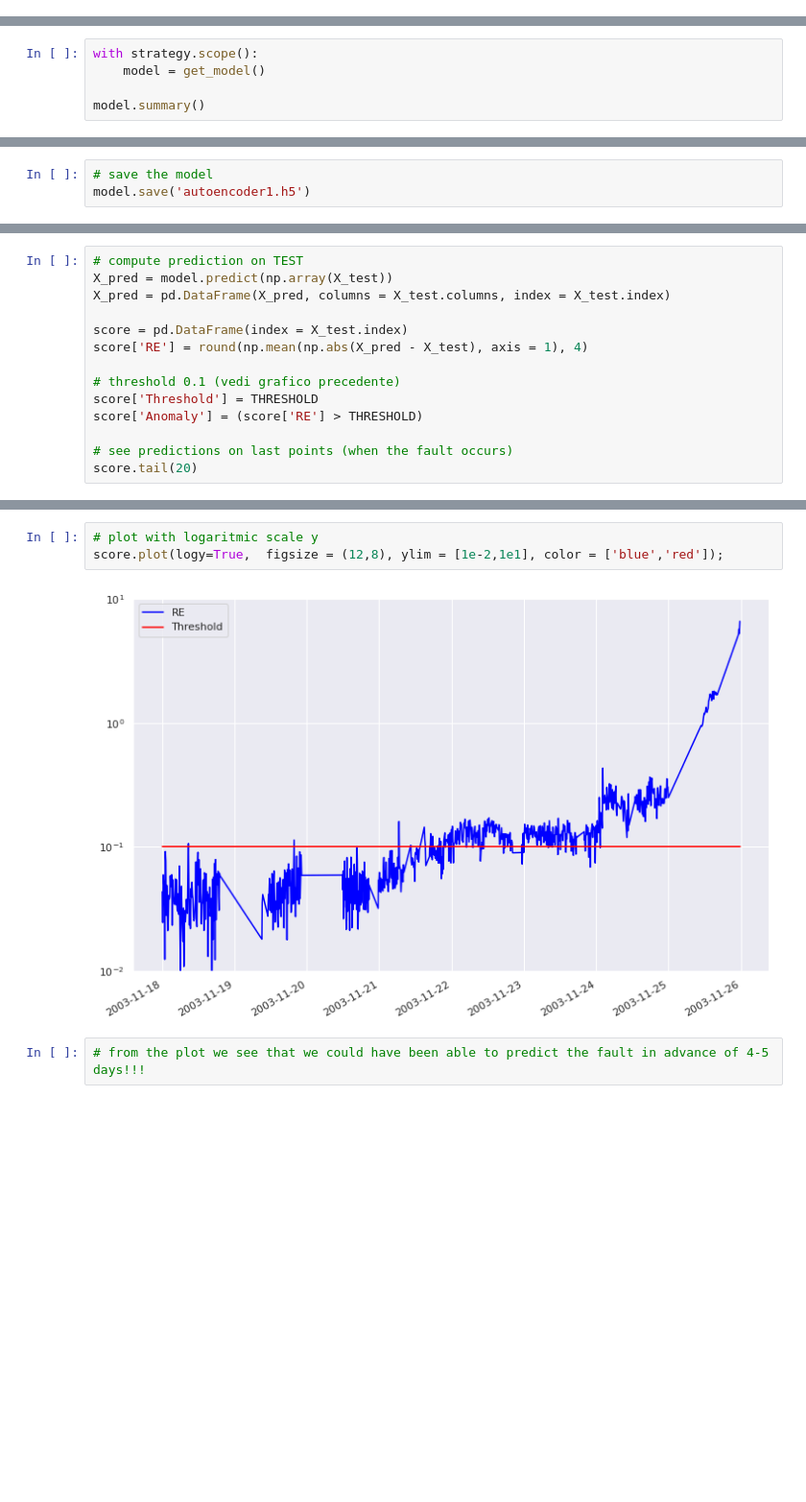
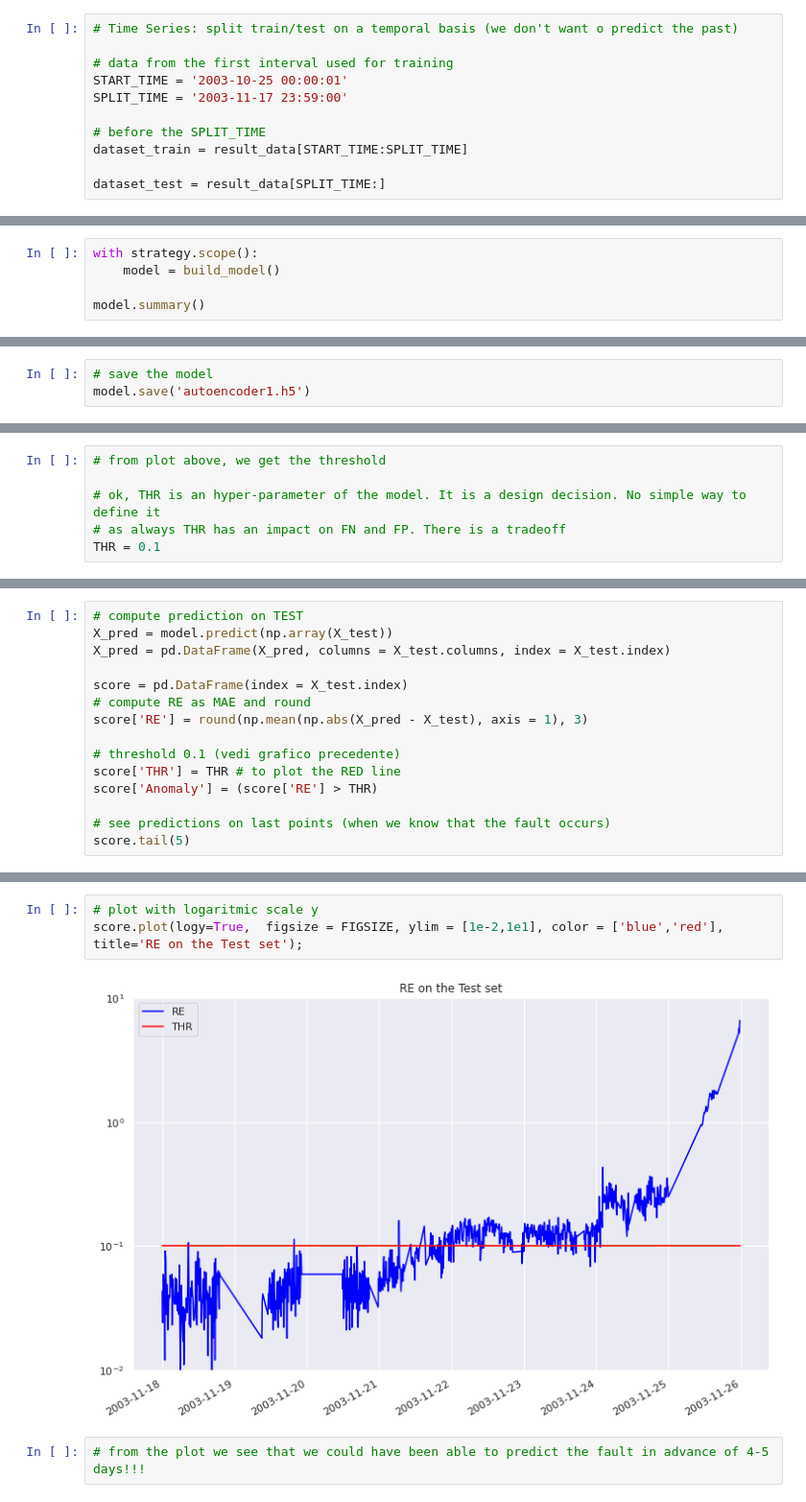
Before and after one commit to luigisaetta/anomalydetection, a Jupyter notebook: Anomaly1AutoEncoders.ipynb, the cells around one changed output, grey strips where cells are left out. Shown: that part at 96% size. Drawn from its saved outputs; the diff is of its cells as text; blank space fills up the shorter version.

```diff
--- a/Anomaly1AutoEncoders.ipynb
+++ b/Anomaly1AutoEncoders.ipynb
@@ -119,3 +150,14 @@ dataset_train.plot(figsize = (12,8), ylim = (0.06, 0.2));
+# %%
+# Time Series: split train/test on a temporal basis (we don't want o predict the past)
+
+# data from the first interval used for training
+START_TIME = '2003-10-25 00:00:01'
+SPLIT_TIME = '2003-11-17 23:59:00'
+
+# before the SPLIT_TIME
+dataset_train = result_data[START_TIME:SPLIT_TIME]
+
+dataset_test = result_data[SPLIT_TIME:]
 # %%
 # then at a certain point in time vibration start to increase
 # and those from some ball bearings "explode"
@@ -165,7 +219,7 @@ def get_model():
     return model
 # %%
 with strategy.scope():
-    model = get_model()
+    model = build_model()
 
 model.summary()
 # %% [output]
@@ -250,0 +296,6 @@ THRESHOLD = 0.1
+# %%
+# from plot above, we get the threshold
+
+# ok, THR is an hyper-parameter of the model. It is a design decision. No simple way to define it
+# as always THR has an impact on FN and FP. There is a tradeoff
+THR = 0.1
@@ -254,12 +328,13 @@ X_pred = model.predict(np.array(X_test))
 X_pred = pd.DataFrame(X_pred, columns = X_test.columns, index = X_test.index)
 
 score = pd.DataFrame(index = X_test.index)
-score['RE'] = round(np.mean(np.abs(X_pred - X_test), axis = 1), 4)
+# compute RE as MAE and round
+score['RE'] = round(np.mean(np.abs(X_pred - X_test), axis = 1), 3)
 
 # threshold 0.1 (vedi grafico precedente)
-score['Threshold'] = THRESHOLD
-score['Anomaly'] = (score['RE'] > THRESHOLD)
+score['THR'] = THR # to plot the RED line
+score['Anomaly'] = (score['RE'] > THR)
 
-# see predictions on last points (when the fault occurs)
-score.tail(20)
+# see predictions on last points (when we know that the fault occurs)
+score.tail(5)
 # %% [output]
@@ -285,7 +349,7 @@ score.tail(20)
 # %%
 # plot with logaritmic scale y
-score.plot(logy=True,  figsize = (12,8), ylim = [1e-2,1e1], color = ['blue','red']);
+score.plot(logy=True,  figsize = FIGSIZE, ylim = [1e-2,1e1], color = ['blue','red'], title='RE on the Test set');
 # %% [output]
-[figure, old version]
+[figure, new version]
 # %%
 # from the plot we see that we could have been able to predict the fault in advance of 4-5 days!!!
```
Also changed, not shown: parts of 43 cells of this notebook, 2 other files.
